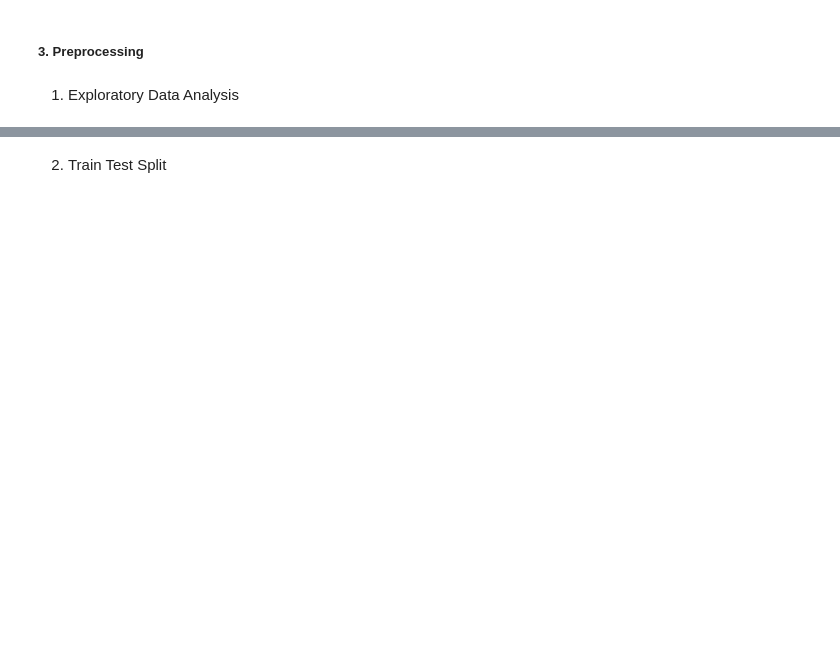
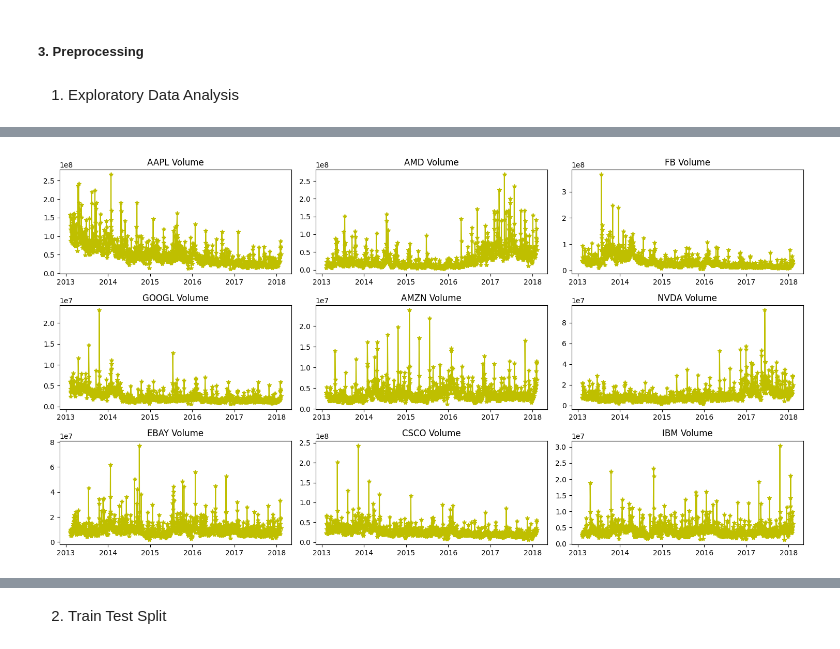
Before and after one commit to fatahrahimi330/100-Machine-Learning-Projects, a Jupyter notebook: 23-Stock Price Prediction/stock_price_prediction.ipynb, the cells around one changed output, grey strips where cells are left out. Drawn from its saved outputs; the diff is of its cells as text; code cells hidden in the pictures; blank space fills up the shorter version.

```diff
--- a/23-Stock Price Prediction/stock_price_prediction.ipynb
+++ b/23-Stock Price Prediction/stock_price_prediction.ipynb
@@ -20,0 +104,10 @@ df.head()
+# %%
+plt.figure(figsize=(15, 8))
+for index, company in enumerate(companies, 1):
+    plt.subplot(3, 3, index)
+    c = df[df['Name'] == company]
+    plt.plot(c['date'], c['volume'], c='y', marker='*')
+    plt.title(f"{company} Volume")
+    plt.tight_layout()
+# %% [output]
+[figure, added]
```
Also changed, not shown: parts of 25 cells of this notebook, 2 other files.
